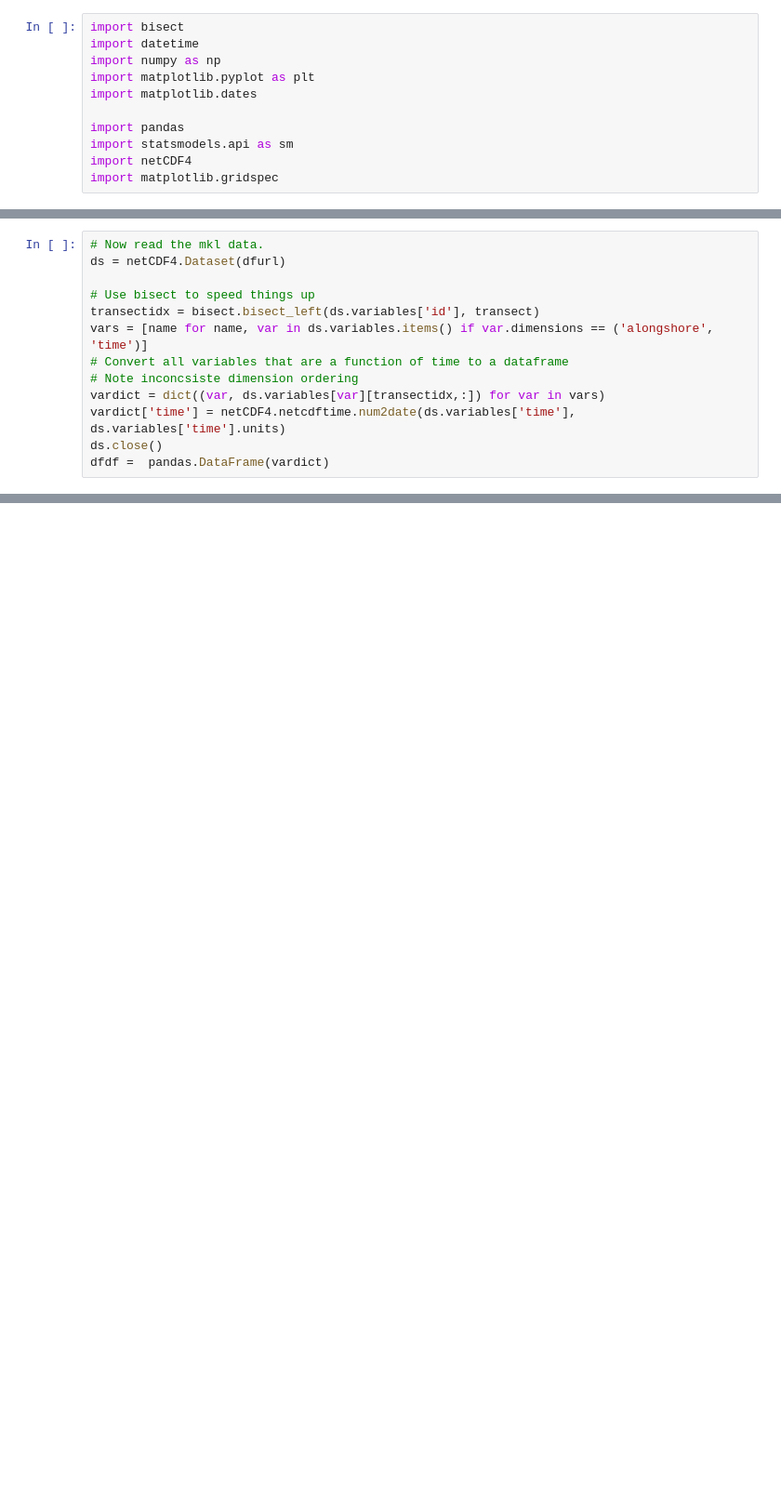
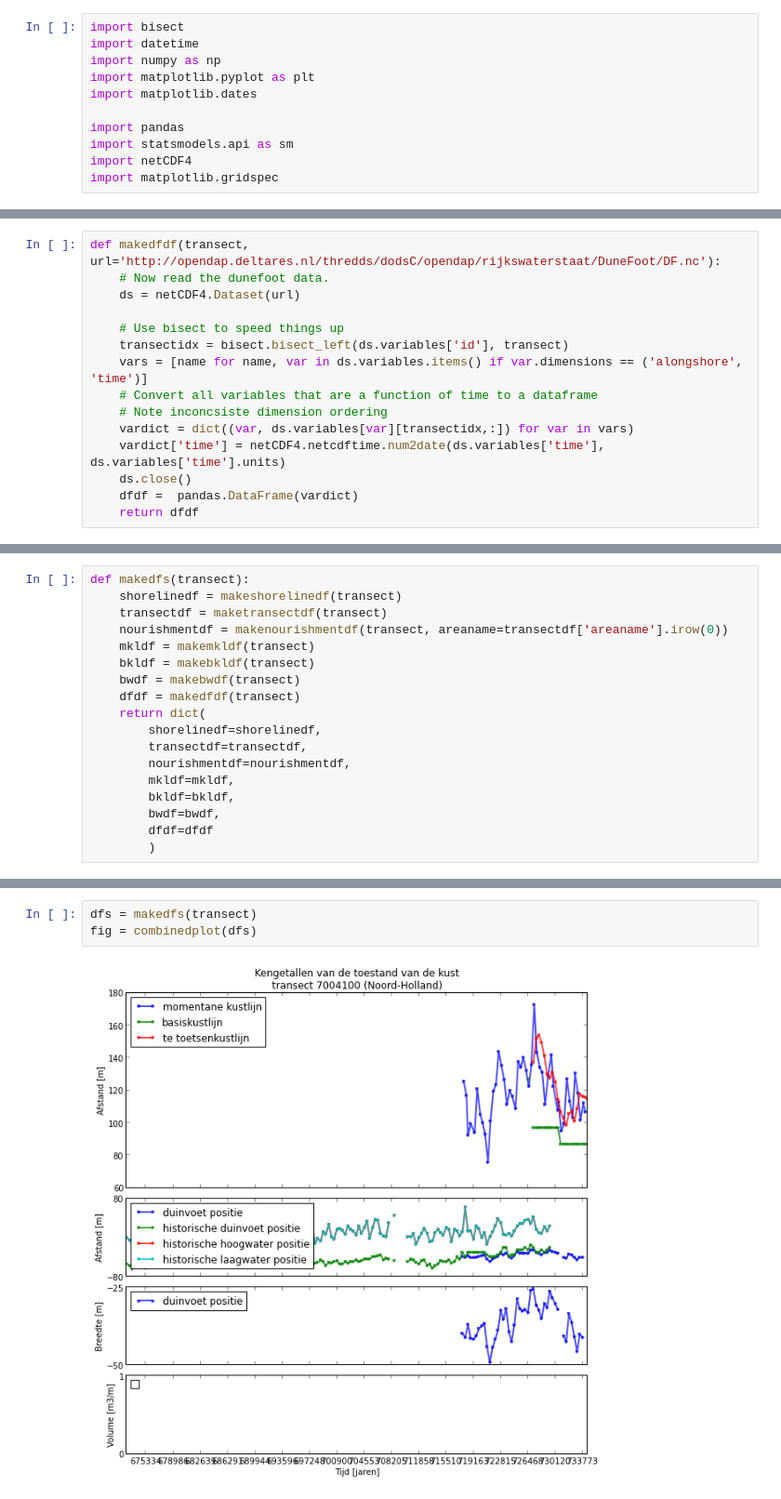
Before and after one commit to lizardsystem/lizard-kml, a Jupyter notebook: lizard_kml/jarkus/nourishmentplot.ipynb, the cells around one changed output, grey strips where cells are left out. Shown: that part at 93% size. Drawn from its saved outputs; the diff is of its cells as text; blank space fills up the shorter version.

Commit message:
Make functions, commit ggplot2 like colorscheme

```diff
--- a/lizard_kml/jarkus/nourishmentplot.ipynb
+++ b/lizard_kml/jarkus/nourishmentplot.ipynb
@@ -204,13 +195,15 @@ bwdf =  pandas.DataFrame(vardict)
 # %%
-# Now read the mkl data.
-ds = netCDF4.Dataset(dfurl)
+def makedfdf(transect, url='http://opendap.deltares.nl/thredds/dodsC/opendap/rijkswaterstaat/DuneFoot/DF.nc'):
+    # Now read the dunefoot data.
+    ds = netCDF4.Dataset(url)
 
-# Use bisect to speed things up
-transectidx = bisect.bisect_left(ds.variables['id'], transect)
-vars = [name for name, var in ds.variables.items() if var.dimensions == ('alongshore', 'time')]
-# Convert all variables that are a function of time to a dataframe
-# Note inconcsiste dimension ordering
-vardict = dict((var, ds.variables[var][transectidx,:]) for var in vars)
-vardict['time'] = netCDF4.netcdftime.num2date(ds.variables['time'], ds.variables['time'].units)
-ds.close()
-dfdf =  pandas.DataFrame(vardict)
+    # Use bisect to speed things up
+    transectidx = bisect.bisect_left(ds.variables['id'], transect)
+    vars = [name for name, var in ds.variables.items() if var.dimensions == ('alongshore', 'time')]
+    # Convert all variables that are a function of time to a dataframe
+    # Note inconcsiste dimension ordering
+    vardict = dict((var, ds.variables[var][transectidx,:]) for var in vars)
+    vardict['time'] = netCDF4.netcdftime.num2date(ds.variables['time'], ds.variables['time'].units)
+    ds.close()
+    dfdf =  pandas.DataFrame(vardict)
+    return dfdf
@@ -231 +210,19 @@ plt.legend()
+# %%
+def makedfs(transect):
+    shorelinedf = makeshorelinedf(transect)
+    transectdf = maketransectdf(transect)
+    nourishmentdf = makenourishmentdf(transect, areaname=transectdf['areaname'].irow(0))
+    mkldf = makemkldf(transect)
+    bkldf = makebkldf(transect)
+    bwdf = makebwdf(transect)
+    dfdf = makedfdf(transect)
+    return dict(
+        shorelinedf=shorelinedf,
+        transectdf=transectdf,
+        nourishmentdf=nourishmentdf,
+        mkldf=mkldf,
+        bkldf=bkldf,
+        bwdf=bwdf,
+        dfdf=dfdf
+        )
 # %%
@@ -358,0 +371,5 @@ legend = ax4.legend(proxies, labels, loc='upper left')
+# %%
+dfs = makedfs(transect)
+fig = combinedplot(dfs)
+# %% [output]
+[figure, added]
```
Also changed, not shown: parts of 10 cells of this notebook, 2 other files.
